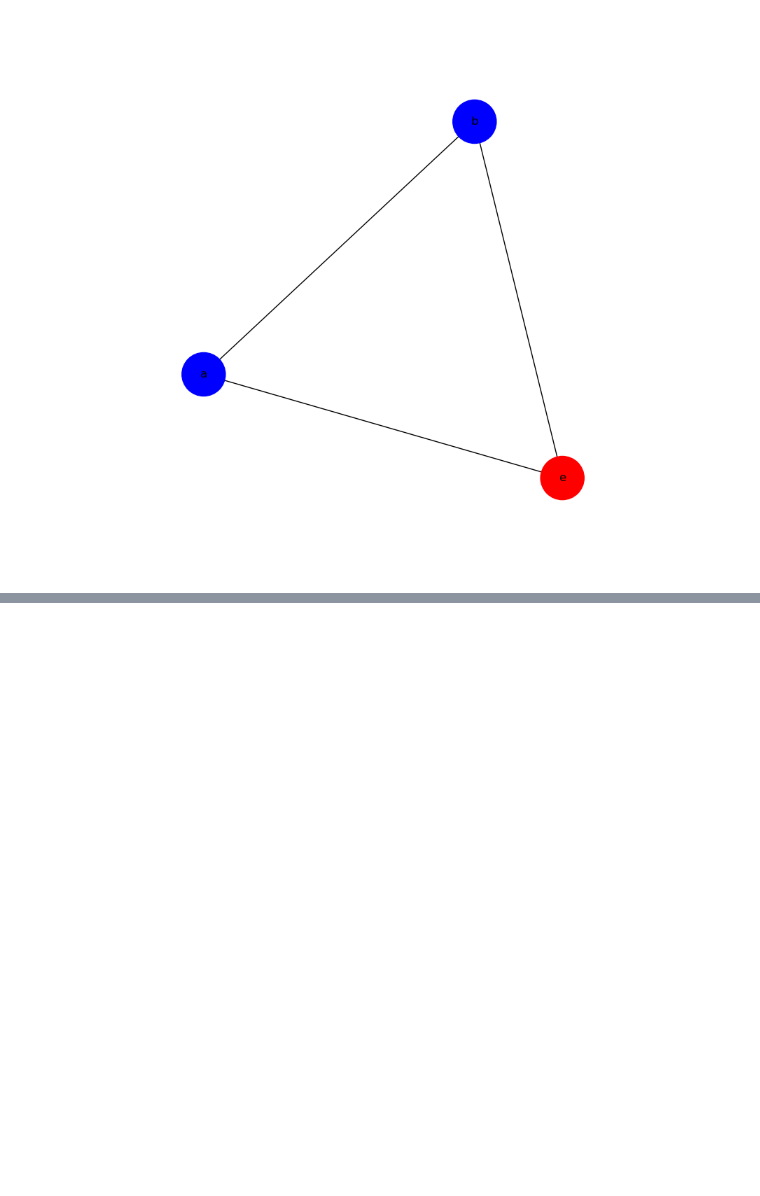
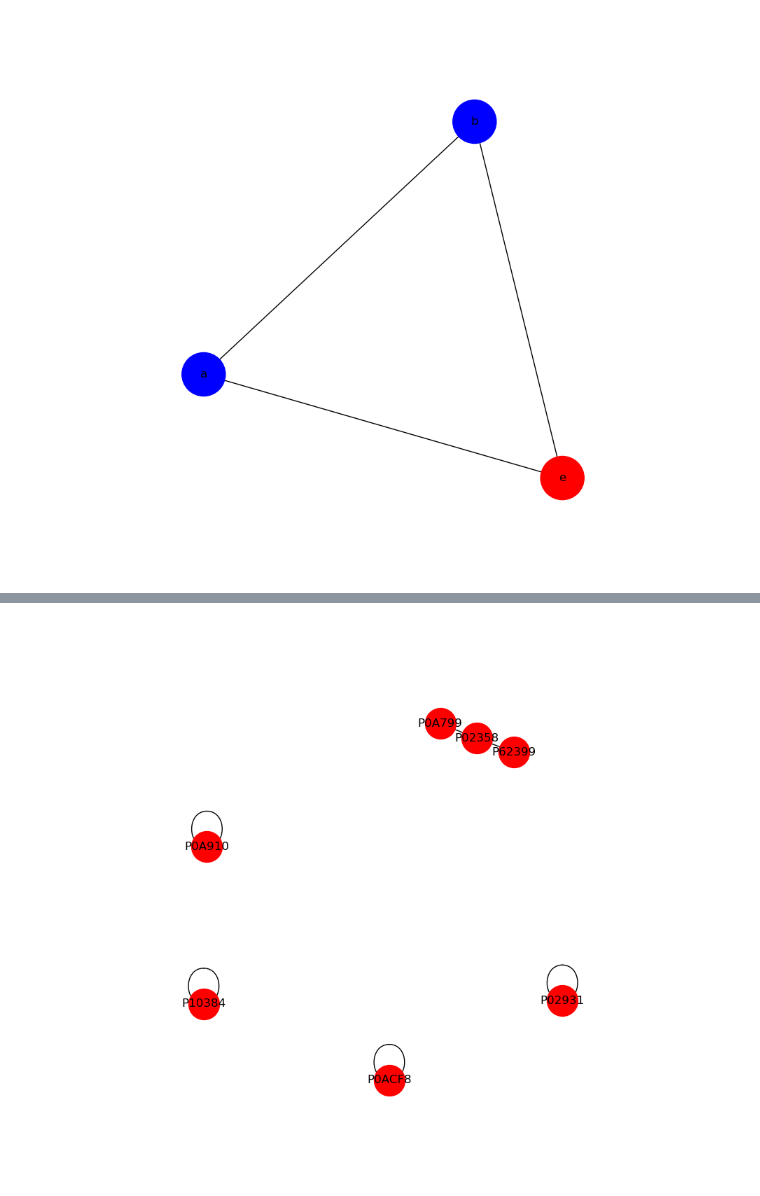
Before and after one commit to ebauduer/tp-proteomics, a Jupyter notebook: TP1.ipynb, the cells around one changed output, grey strips where cells are left out. Cells and saved outputs as stored; diff of their text form; code cells hidden in the pictures; blank space fills up the shorter version.

```diff
--- a/TP1.ipynb
+++ b/TP1.ipynb
@@ -544,0 +623,14 @@ nx.draw(G, pos, with_labels=True, node_color=['blue','blue','red'] , node_size=2
+# %%
+graph_23 = nx.Graph()
+list_prot = []
+for interaction in df_interactions :
+    x = interaction[0][10:]
+    y = interaction[1][10:]
+    if x in prot_surab and y in prot_surab :
+        graph_23.add_edge(x, y, data = {"mitab" : interaction})
+# %%
+fig, ax = plt.subplots(figsize=(8, 8))
+pos = nx.spring_layout(graph_23)
+nx.draw(graph_23, pos, node_color="red", with_labels=True, node_size=1000)
+# %% [output]
+[figure, added]
```
Also changed, not shown: parts of 7 cells of this notebook.
